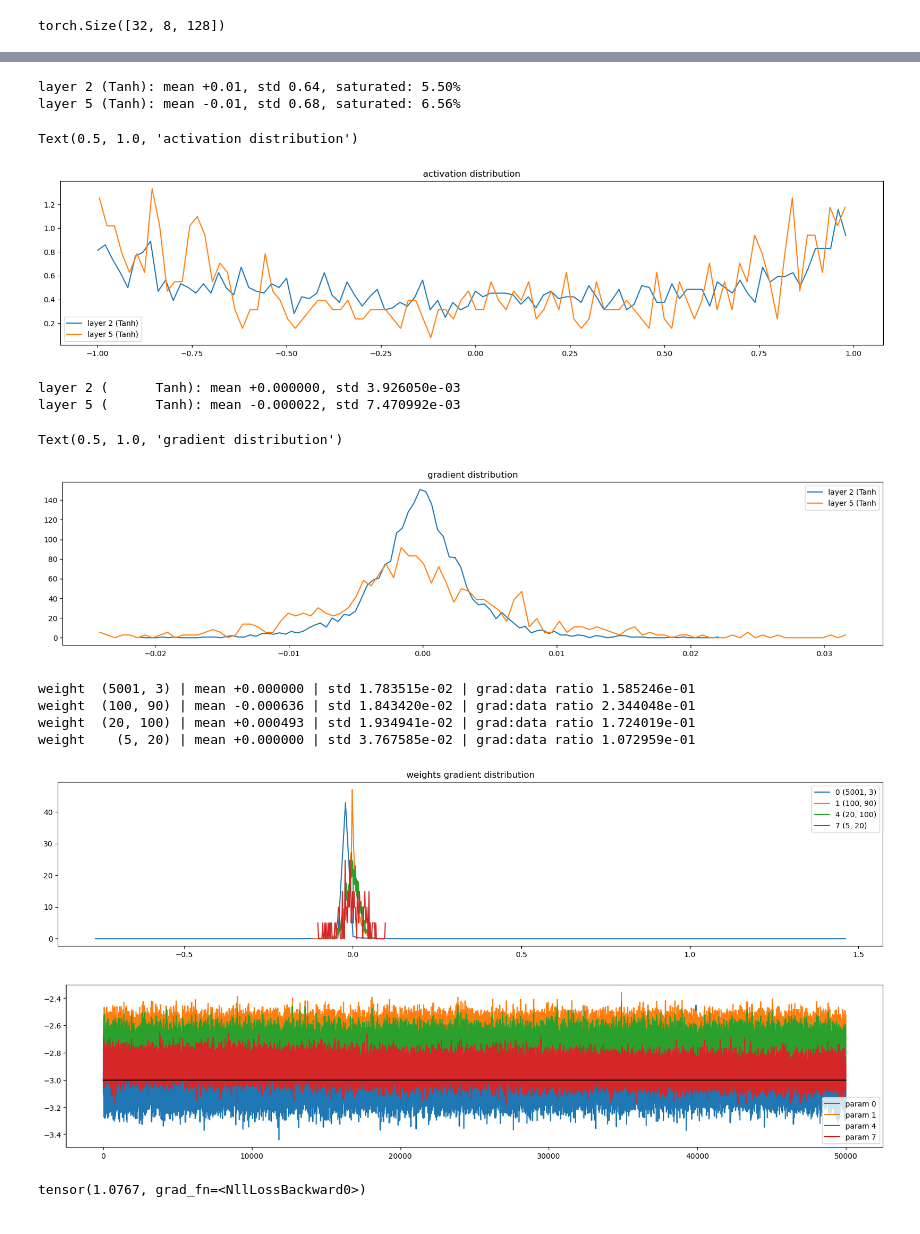
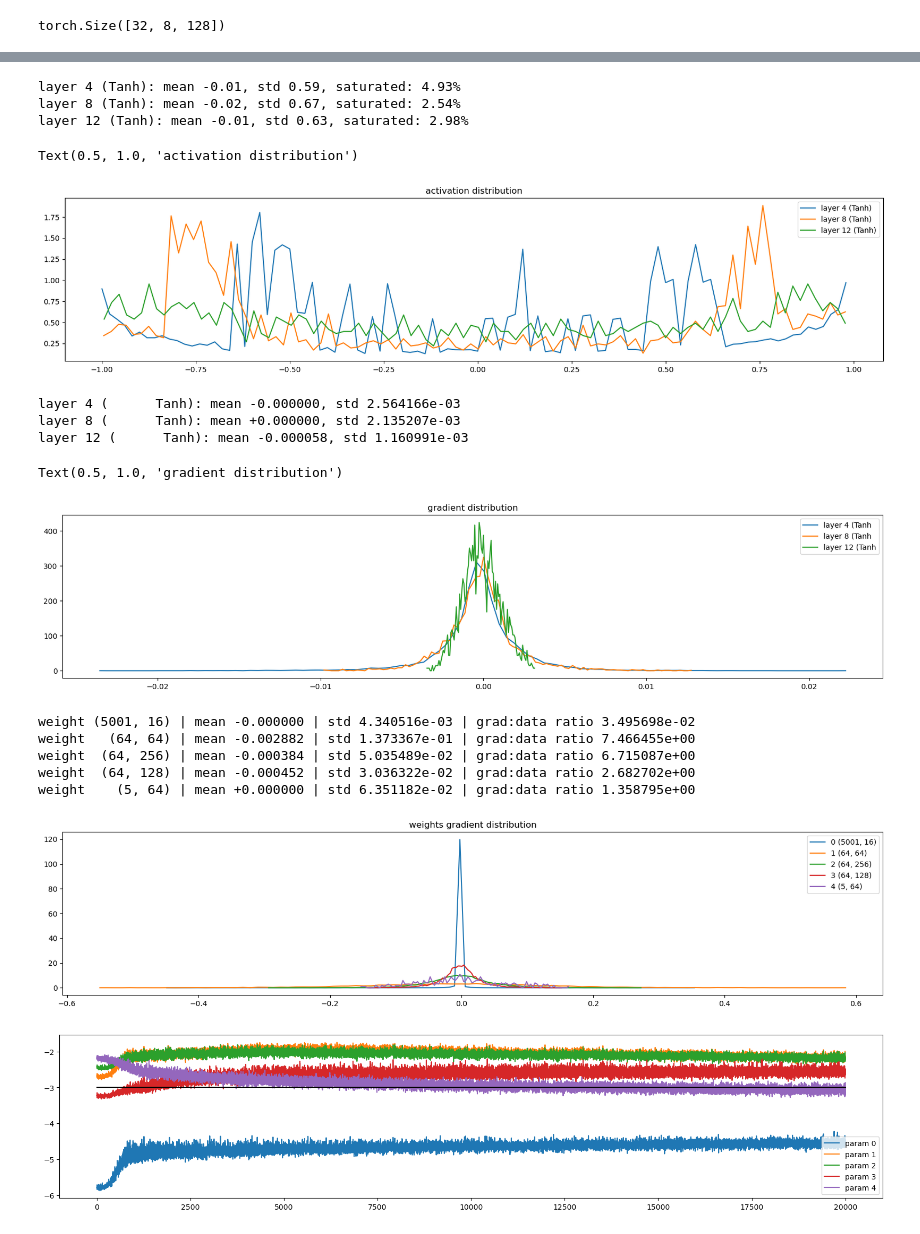
Before and after one commit to virsel/wavenet, a Jupyter notebook: src/main.ipynb, the cells around one changed output, grey strips where cells are left out. Drawn from its saved outputs; the diff is of its cells as text; code cells hidden in the pictures.

```diff
--- a/src/main.ipynb
+++ b/src/main.ipynb
@@ -191,8 +203,9 @@ Tanh()
 # %%
 import torch.nn.functional as F
 # same optimization as last time
-max_steps = 200000
+max_steps = 20000
 lossi = []
+ud = []
 parameters = list(model.parameters())
 
 for i in range(max_steps):
@@ -206,17 +219,21 @@ for i in range(max_steps):
   loss = F.cross_entropy(logits, Yb) # loss function
 
   # backward pass
+  for layer in [l for l in layers if hasattr(l, 'out')]:
+    layer.out.retain_grad() # AFTER_DEBUG: would take out retain_graph
   for p in parameters:
     p.grad = None
   loss.backward()
 
   # update: simple SGD
-  lr = 0.1 if i < 150000 else 0.01 # step learning rate decay
+  lr = 0.001 if i < 150000 else 0.01 # step learning rate decay
   for p in parameters:
     p.data += -lr * p.grad
 
   # track stats
-  if i % 10000 == 0: # print every once in a while
+  if i % 5000 == 0: # print every once in a while
     print(f'{i:7d}/{max_steps:7d}: {loss.item():.4f}')
   lossi.append(loss.log10().item())
+  with torch.no_grad():
+    ud.append([((lr*p.grad).std() / p.data.std()).log10().item() for p in model.parameters()])
 # %% [output]
@@ -236,7 +247,7 @@ import matplotlib.pyplot as plt
 # visualize histograms
 plt.figure(figsize=(20, 4)) # width and height of the plot
 legends = []
-for i, layer in enumerate(net.get_layers()[:-1]): # note: exclude the output layer
+for i, layer in enumerate(layers[:-1]): # note: exclude the output layer
   if isinstance(layer, nn.Tanh):
     t = layer.out
     print('layer %d (%s): mean %+.2f, std %.2f, saturated: %.2f%%' % (i, layer.__class__.__name__, t.mean(), t.std(), (t.abs() > 0.97).float().mean()*100))
@@ -246,15 +257,16 @@ for i, layer in enumerate(net.get_layers()[:-1]): # note: exclude the output lay
 plt.legend(legends);
 plt.title('activation distribution')
 # %% [output]
-layer 2 (Tanh): mean +0.01, std 0.64, saturated: 5.50%
-layer 5 (Tanh): mean -0.01, std 0.68, saturated: 6.56%
+layer 4 (Tanh): mean -0.01, std 0.59, saturated: 4.93%
+layer 8 (Tanh): mean -0.02, std 0.67, saturated: 2.54%
+layer 12 (Tanh): mean -0.01, std 0.63, saturated: 2.98%
 Text(0.5, 1.0, 'activation distribution')
-[figure, old version]
+[figure, new version]
 # %%
 # visualize histograms
 plt.figure(figsize=(20, 4)) # width and height of the plot
 legends = []
-for i, layer in enumerate(net.get_layers()[:-1]): # note: exclude the output layer
+for i, layer in enumerate(layers[:-1]): # note: exclude the output layer
   if isinstance(layer, nn.Tanh):
     t = layer.out.grad
     print('layer %d (%10s): mean %+f, std %e' % (i, layer.__class__.__name__, t.mean(), t.std()))
@@ -264,15 +276,16 @@ for i, layer in enumerate(net.get_layers()[:-1]): # note: exclude the output lay
 plt.legend(legends);
 plt.title('gradient distribution')
 # %% [output]
-layer 2 (      Tanh): mean +0.000000, std 3.926050e-03
-layer 5 (      Tanh): mean -0.000022, std 7.470992e-03
+layer 4 (      Tanh): mean -0.000000, std 2.564166e-03
+layer 8 (      Tanh): mean +0.000000, std 2.135207e-03
+layer 12 (      Tanh): mean -0.000058, std 1.160991e-03
 Text(0.5, 1.0, 'gradient distribution')
-[figure, old version]
+[figure, new version]
 # %%
 # visualize histograms
 plt.figure(figsize=(20, 4)) # width and height of the plot
 legends = []
-for i,p in enumerate(net.parameters()):
+for i,p in enumerate(model.parameters()):
   t = p.grad
   if p.ndim == 2:
     print('weight %10s | mean %+f | std %e | grad:data ratio %e' % (tuple(p.shape), t.mean(), t.std(), t.std() / p.std()))
@@ -282,25 +295,20 @@ for i,p in enumerate(net.parameters()):
 plt.legend(legends)
 plt.title('weights gradient distribution');
 # %% [output]
-weight  (5001, 3) | mean +0.000000 | std 1.783515e-02 | grad:data ratio 1.585246e-01
-weight  (100, 90) | mean -0.000636 | std 1.843420e-02 | grad:data ratio 2.344048e-01
-weight  (20, 100) | mean +0.000493 | std 1.934941e-02 | grad:data ratio 1.724019e-01
-weight    (5, 20) | mean +0.000000 | std 3.767585e-02 | grad:data ratio 1.072959e-01
+weight (5001, 16) | mean -0.000000 | std 4.340516e-03 | grad:data ratio 3.495698e-02
+weight   (64, 64) | mean -0.002882 | std 1.373367e-01 | grad:data ratio 7.466455e+00
+weight  (64, 256) | mean -0.000384 | std 5.035489e-02 | grad:data ratio 6.715087e+00
+weight  (64, 128) | mean -0.000452 | std 3.036322e-02 | grad:data ratio 2.682702e+00
+weight    (5, 64) | mean +0.000000 | std 6.351182e-02 | grad:data ratio 1.358795e+00
-[figure, old version]
+[figure, new version]
 # %%
 plt.figure(figsize=(20, 4))
 legends = []
-for i,p in enumerate(net.parameters()):
+for i,p in enumerate(model.parameters()):
   if p.ndim == 2:
     plt.plot([ud[j][i] for j in range(len(ud))])
     legends.append('param %d' % i)
 plt.plot([0, len(ud)], [-3, -3], 'k') # these ratios should be ~1e-3, indicate on plot
 plt.legend(legends);
 # %% [output]
-[figure, old version]
+[figure, new version]
-# %%
-outputs = net(Xval)
-loss = F.cross_entropy(outputs, Yval)
-loss
-# %% [output]
-tensor(1.0767, grad_fn=<NllLossBackward0>)
```
Also changed, not shown: parts of 10 cells of this notebook.
